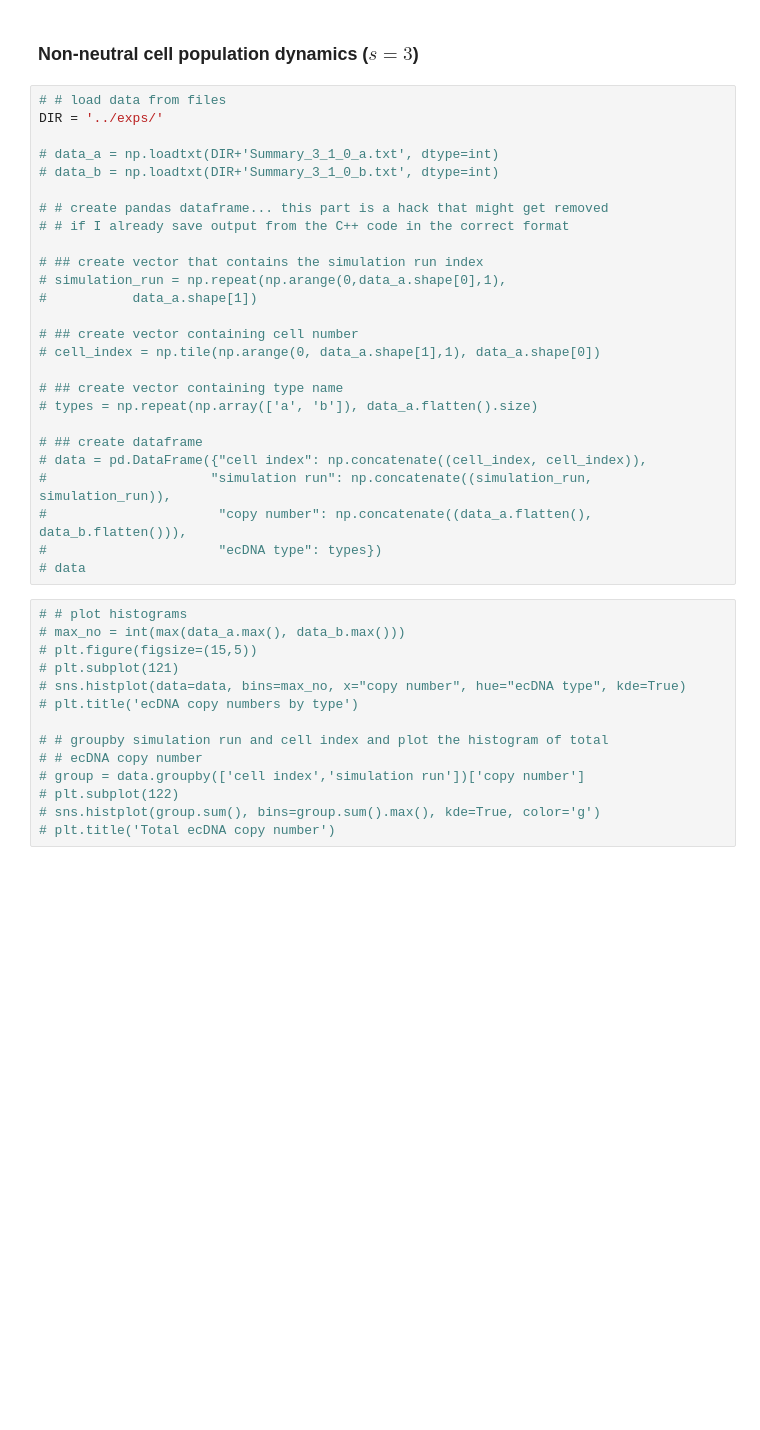
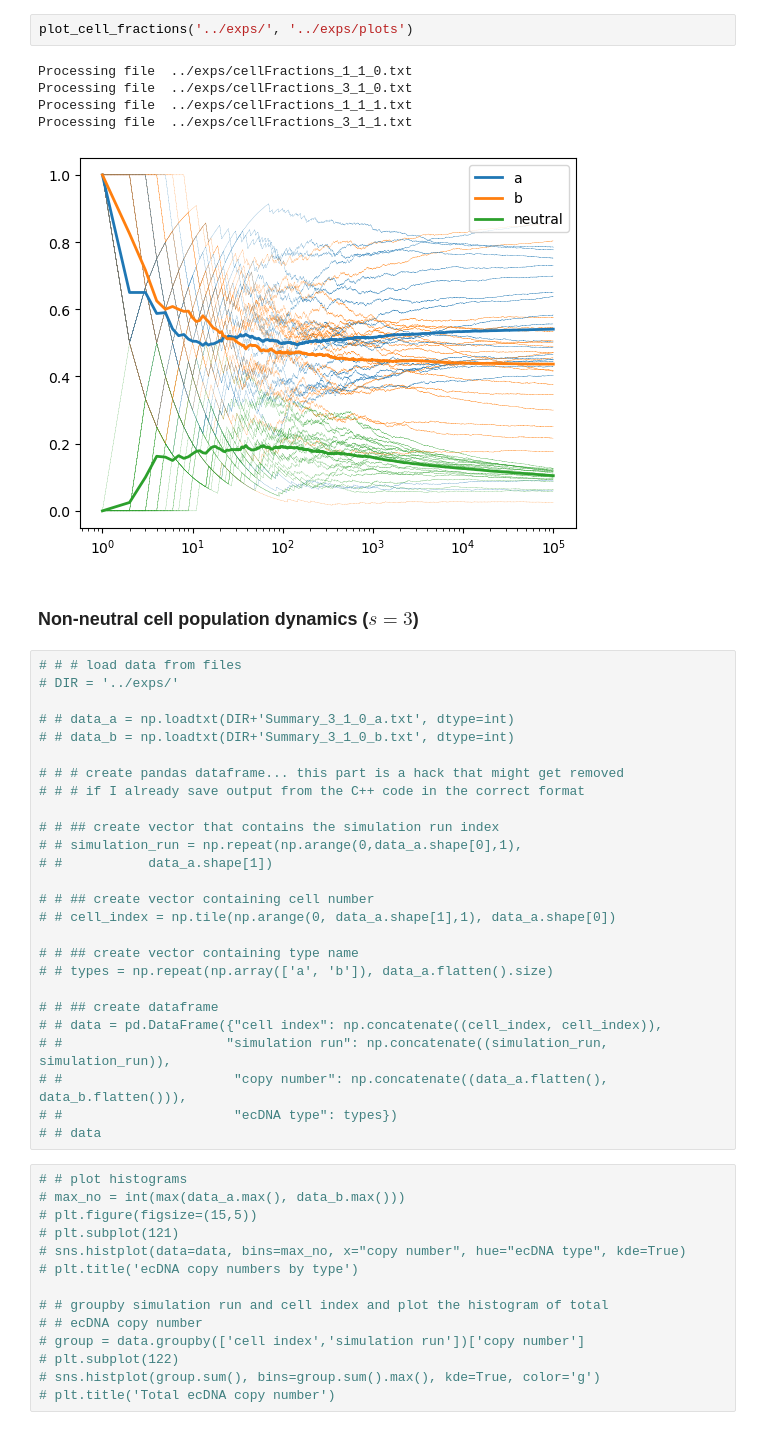
Before and after one commit to poulamisganguly/ECDNA-DYNAMICS, a Jupyter notebook: python/stats.ipynb, the cells around one changed output. Cells and saved outputs as stored; diff of their text form; blank space fills up the shorter version.

Commit message:
add python plotting script

```diff
--- a/python/stats.ipynb
+++ b/python/stats.ipynb
@@ -7,31 +58,39 @@ import pandas as pd
+# %%
+plot_cell_fractions('../exps/', '../exps/plots')
+# %% [output]
+Processing file  ../exps/cellFractions_1_1_0.txt
+Processing file  ../exps/cellFractions_3_1_0.txt
+Processing file  ../exps/cellFractions_1_1_1.txt
+Processing file  ../exps/cellFractions_3_1_1.txt
+[figure, added]
 # %% [markdown]
 ### Non-neutral cell population dynamics ($s=3$)
 # %%
-# # load data from files
-DIR = '../exps/'
+# # # load data from files
+# DIR = '../exps/'
 
-# data_a = np.loadtxt(DIR+'Summary_3_1_0_a.txt', dtype=int)
-# data_b = np.loadtxt(DIR+'Summary_3_1_0_b.txt', dtype=int)
+# # data_a = np.loadtxt(DIR+'Summary_3_1_0_a.txt', dtype=int)
+# # data_b = np.loadtxt(DIR+'Summary_3_1_0_b.txt', dtype=int)
 
-# # create pandas dataframe... this part is a hack that might get removed
-# # if I already save output from the C++ code in the correct format
+# # # create pandas dataframe... this part is a hack that might get removed
+# # # if I already save output from the C++ code in the correct format
 
-# ## create vector that contains the simulation run index
-# simulation_run = np.repeat(np.arange(0,data_a.shape[0],1),
-#           data_a.shape[1])
+# # ## create vector that contains the simulation run index
+# # simulation_run = np.repeat(np.arange(0,data_a.shape[0],1),
+# #           data_a.shape[1])
 
-# ## create vector containing cell number
-# cell_index = np.tile(np.arange(0, data_a.shape[1],1), data_a.shape[0])
+# # ## create vector containing cell number
+# # cell_index = np.tile(np.arange(0, data_a.shape[1],1), data_a.shape[0])
 
-# ## create vector containing type name
-# types = np.repeat(np.array(['a', 'b']), data_a.flatten().size)
+# # ## create vector containing type name
+# # types = np.repeat(np.array(['a', 'b']), data_a.flatten().size)
 
-# ## create dataframe
-# data = pd.DataFrame({"cell index": np.concatenate((cell_index, cell_index)),
-#                     "simulation run": np.concatenate((simulation_run, simulation_run)),
-#                      "copy number": np.concatenate((data_a.flatten(), data_b.flatten())),
-#                      "ecDNA type": types})
-# data
+# # ## create dataframe
+# # data = pd.DataFrame({"cell index": np.concatenate((cell_index, cell_index)),
+# #                     "simulation run": np.concatenate((simulation_run, simulation_run)),
+# #                      "copy number": np.concatenate((data_a.flatten(), data_b.flatten())),
+# #                      "ecDNA type": types})
+# # data
 # %%
 # # plot histograms
 # max_no = int(max(data_a.max(), data_b.max()))
```
Also changed, not shown: parts of 7 cells of this notebook, 4 other files.
